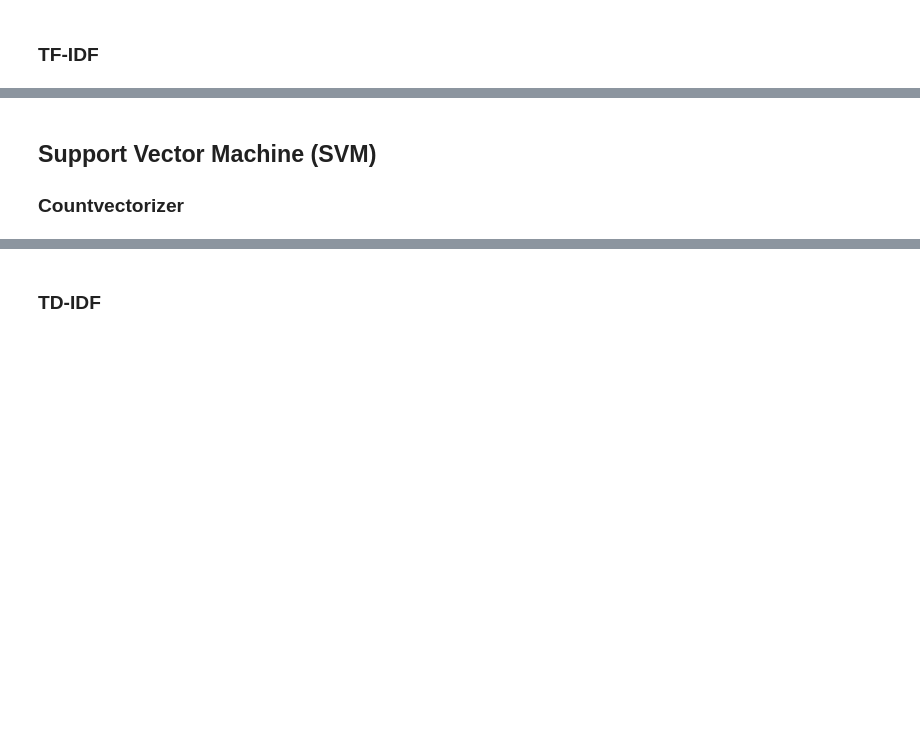
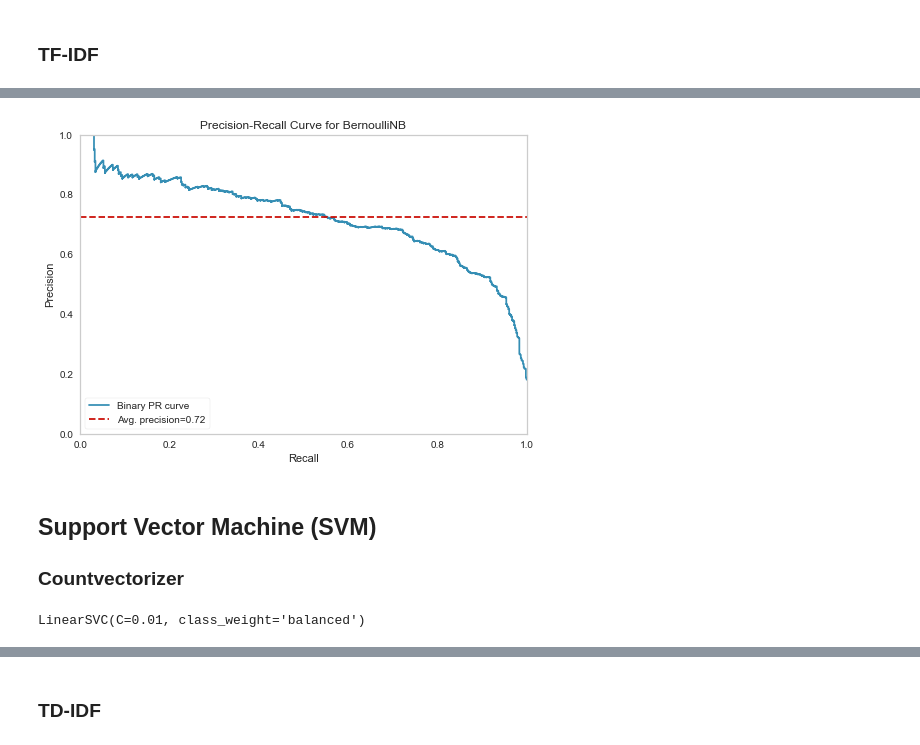
Before and after one commit to B-dogan/NLP-Sentiment-Analysis, a Jupyter notebook: NLP_Sentiment_Analysis_Project.ipynb, the cells around one changed output, grey strips where cells are left out. Drawn from its saved outputs; the diff is of its cells as text; code cells hidden in the pictures; blank space fills up the shorter version.

```diff
--- a/NLP_Sentiment_Analysis_Project.ipynb
+++ b/NLP_Sentiment_Analysis_Project.ipynb
@@ -697,4 +882,22 @@ eval(nb, X_train_count, X_test_count)
+# %%
+viz = PrecisionRecallCurve(
+    BernoulliNB(),
+    classes=nb.classes_,
+    per_class=True,
+    cmap="Set1"
+)
+viz.fit(X_train_tf_idf,y_train)
+viz.score(X_test_tf_idf, y_test)
+viz.show();
+# %% [output]
+[figure, added]
 # %% [markdown]
 ## Support Vector Machine (SVM)
 
 ### Countvectorizer
+# %%
+from sklearn.svm import LinearSVC
+svc = LinearSVC(class_weight="balanced",C=0.01)
+svc.fit(X_train_count,y_train)
+# %% [output]
+LinearSVC(C=0.01, class_weight='balanced')
```
Also changed, not shown: parts of 35 cells of this notebook.
